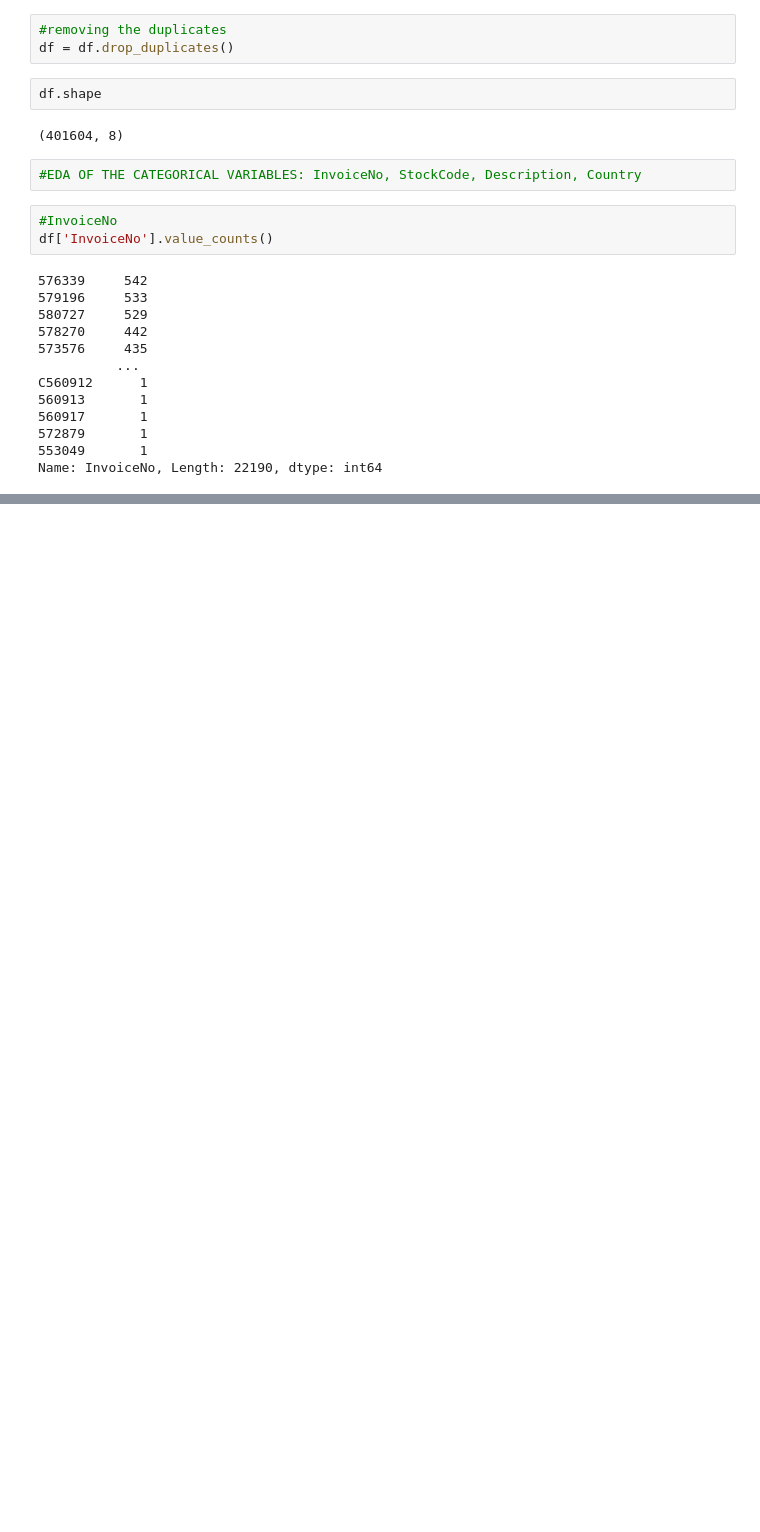
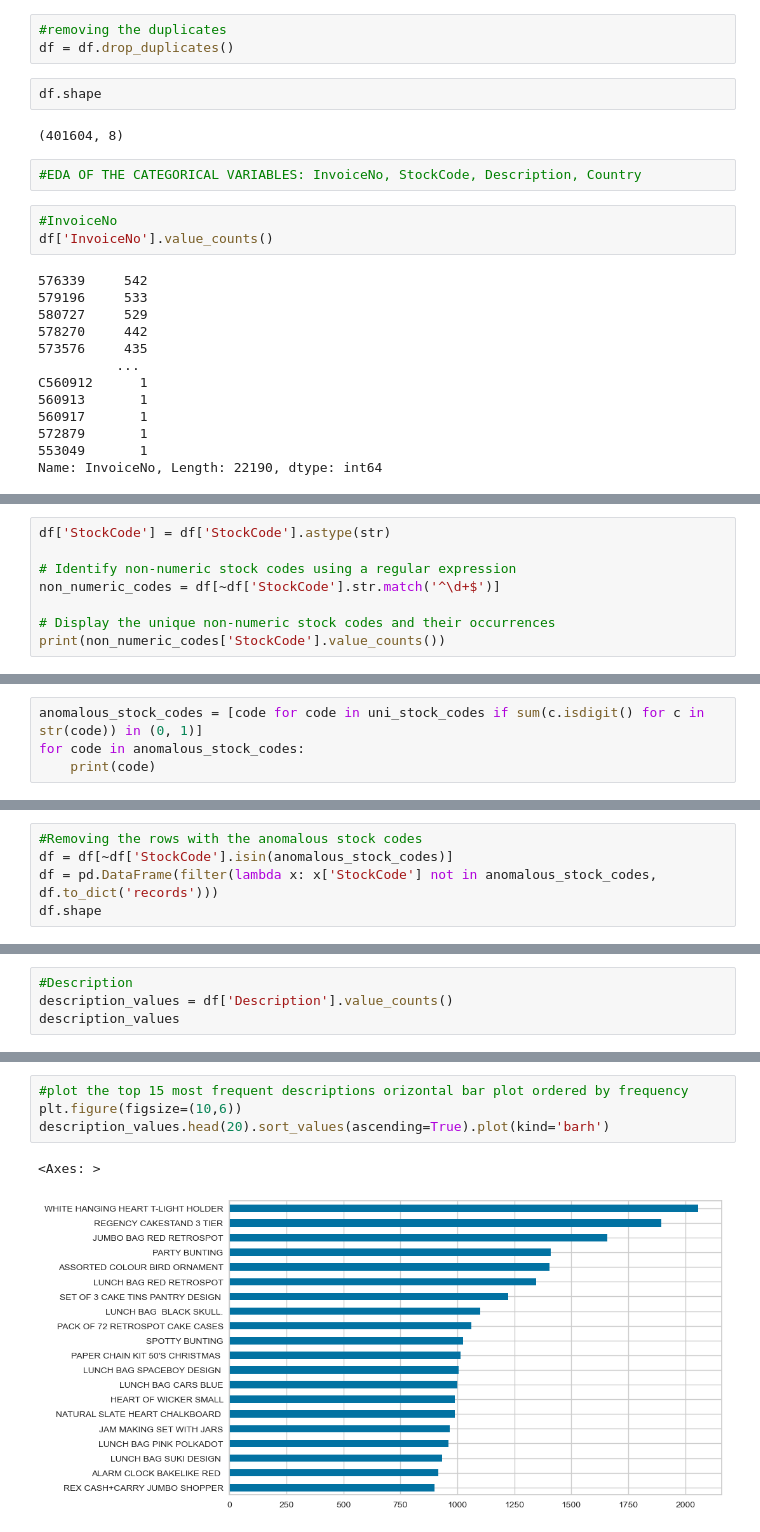
Before and after one commit to fabrizi0rigodanz0/Customer_Churn_Prediction_ML, a Jupyter notebook: notebook/notebook.ipynb, the cells around one changed output, grey strips where cells are left out. Saved outputs shown, nothing was run; the diff lists cells and outputs as text; blank space fills up the shorter version.

```diff
--- a/notebook/notebook.ipynb
+++ b/notebook/notebook.ipynb
@@ -310,0 +411,8 @@ Name: InvoiceNo, Length: 22190, dtype: int64
+# %%
+df['StockCode'] = df['StockCode'].astype(str)
+
+# Identify non-numeric stock codes using a regular expression
+non_numeric_codes = df[~df['StockCode'].str.match('^\d+$')]
+
+# Display the unique non-numeric stock codes and their occurrences
+print(non_numeric_codes['StockCode'].value_counts())
@@ -310,0 +432,4 @@ Name: InvoiceNo, Length: 22190, dtype: int64
+# %%
+anomalous_stock_codes = [code for code in uni_stock_codes if sum(c.isdigit() for c in str(code)) in (0, 1)]
+for code in anomalous_stock_codes:
+    print(code)
@@ -310,0 +490,5 @@ Name: InvoiceNo, Length: 22190, dtype: int64
+# %%
+#Removing the rows with the anomalous stock codes
+df = df[~df['StockCode'].isin(anomalous_stock_codes)]
+df = pd.DataFrame(filter(lambda x: x['StockCode'] not in anomalous_stock_codes, df.to_dict('records')))
+df.shape
@@ -310,0 +497,4 @@ Name: InvoiceNo, Length: 22190, dtype: int64
+# %%
+#Description
+description_values = df['Description'].value_counts()
+description_values
@@ -310,0 +514,7 @@ Name: InvoiceNo, Length: 22190, dtype: int64
+# %%
+#plot the top 15 most frequent descriptions orizontal bar plot ordered by frequency
+plt.figure(figsize=(10,6))
+description_values.head(20).sort_values(ascending=True).plot(kind='barh')
+# %% [output]
+<Axes: >
+[figure, added]
```
Also changed, not shown: parts of 37 cells of this notebook.
